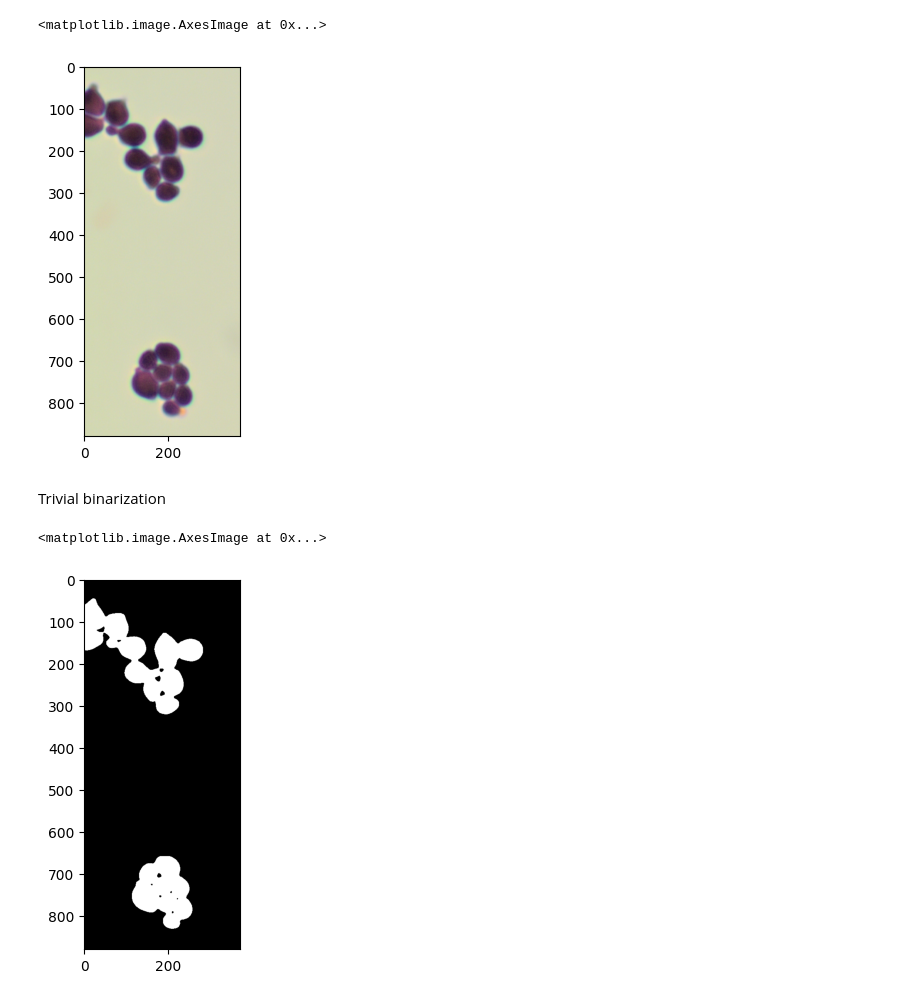
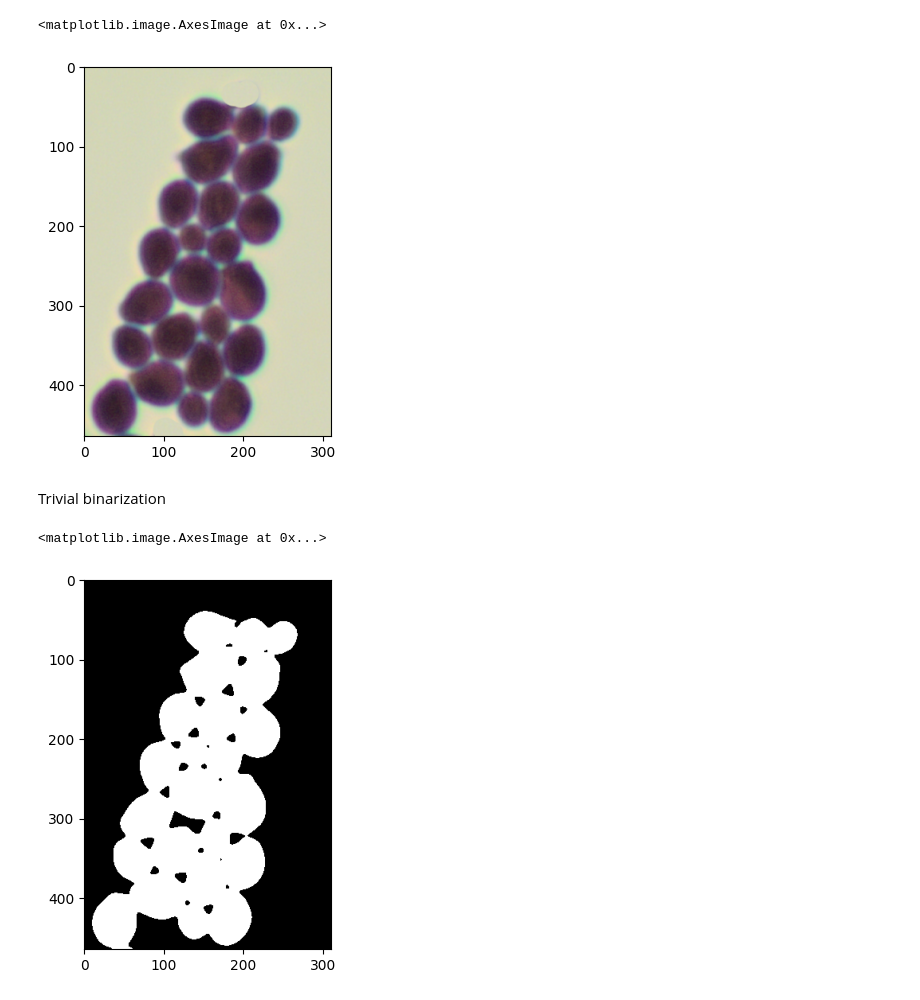
Before and after one commit to maximewel/image_processing, a Jupyter notebook: miniproject/preproces_watershed_alone.ipynb, the cells around one changed output. Drawn from its saved outputs; the diff is of its cells as text; code cells hidden in the pictures.

```diff
--- a/miniproject/preproces_watershed_alone.ipynb
+++ b/miniproject/preproces_watershed_alone.ipynb
@@ -3,12 +3,12 @@ import matplotlib.pyplot as plt
 import numpy as np
 import cv2
 # %%
-image_name = "./dataset/png/Candida.albicans_0018.png"
+image_name = "./dataset/png/Candida.albicans_0004.png"
 image = cv2.cvtColor(cv2.imread(image_name), cv2.COLOR_BGR2RGB)
 plt.imshow(image)
 # %% [output]
 <matplotlib.image.AxesImage at 0x...>
-[figure, old version]
+[figure, new version]
 # %% [markdown]
 Trivial binarization
 # %%
@@ -18,7 +18,7 @@ _, binarized_image = cv2.threshold(gray_image, 0, 255, cv2.THRESH_BINARY_INV + c
 plt.imshow(binarized_image, cmap='gray', vmin=0, vmax=255)
 # %% [output]
 <matplotlib.image.AxesImage at 0x...>
-[figure, old version]
+[figure, new version]
 # %%
 dist_transform = cv2.distanceTransform(binarized_image, cv2.DIST_L2, 3, dstType=cv2.CV_8U)
 cv2.normalize(dist_transform, dist_transform, 0, 255, cv2.NORM_MINMAX)
```
Also changed, not shown: parts of 6 cells of this notebook, 11 other files.
